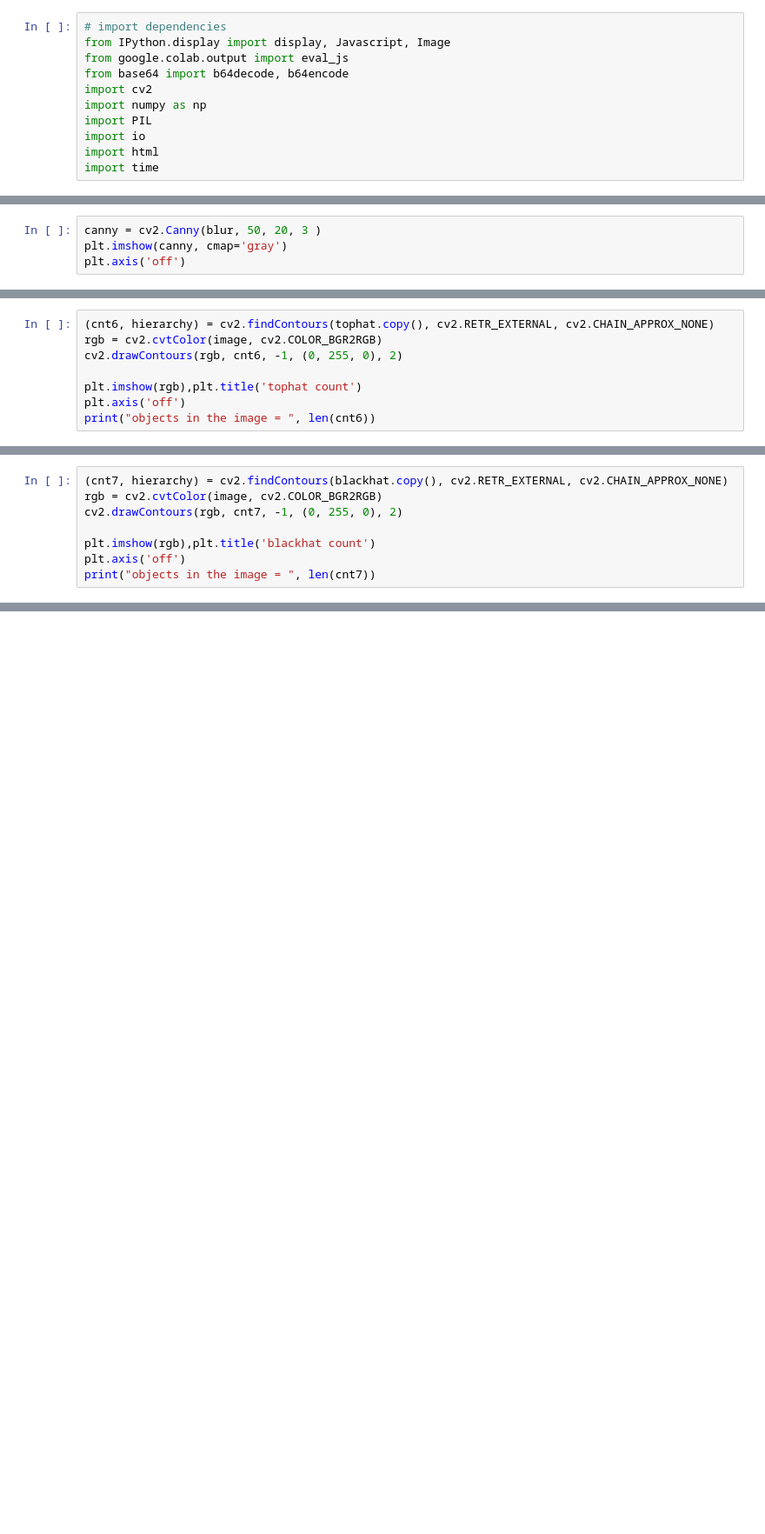
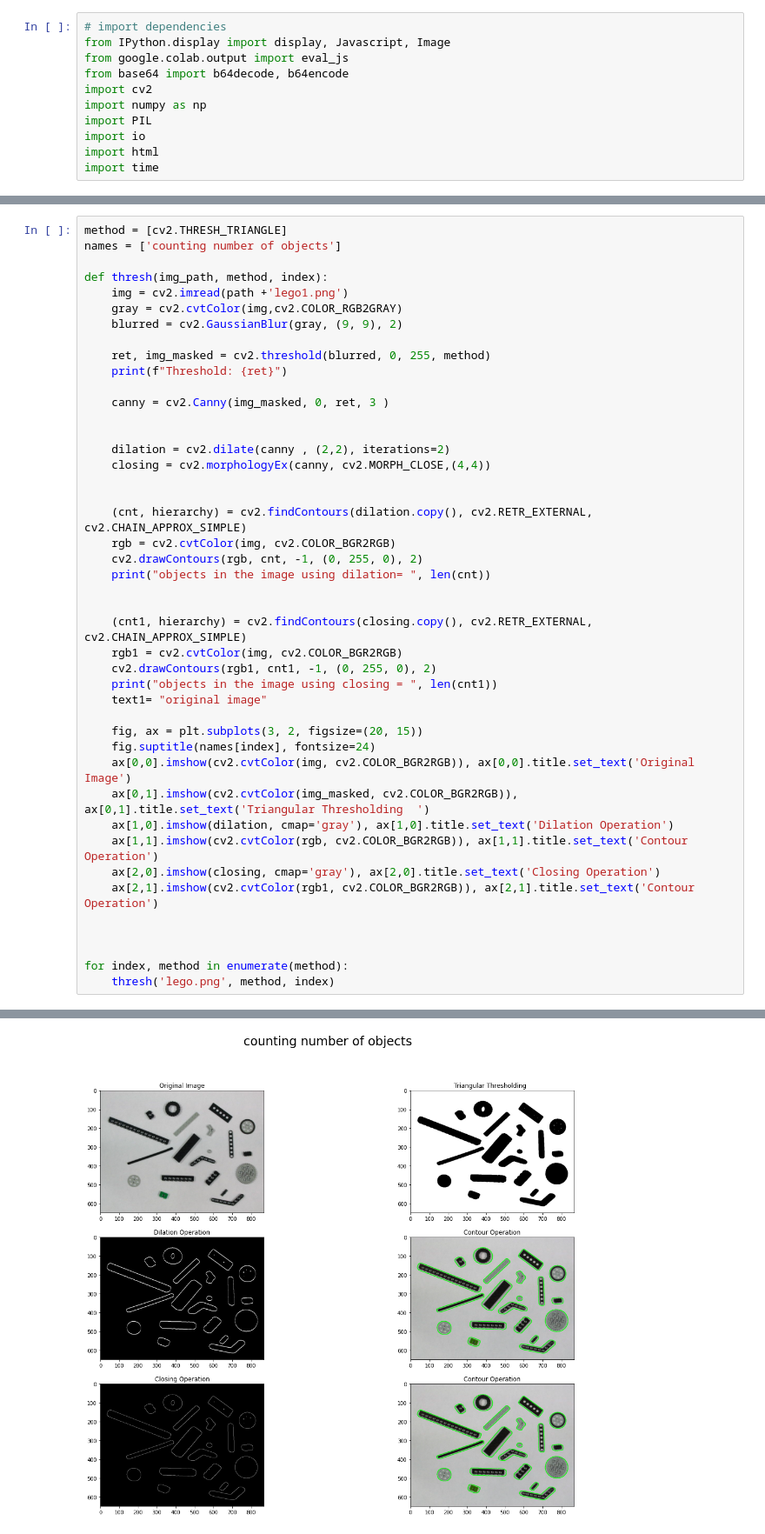
Before and after one commit to JAMILA09ALI/Deep-learning-techniques, a Jupyter notebook: Quiz2.ipynb, the cells around one changed output, grey strips where cells are left out. Shown: that part at 87% size. Drawn from its saved outputs; the diff is of its cells as text; blank space fills up the shorter version.

```diff
--- a/Quiz2.ipynb
+++ b/Quiz2.ipynb
@@ -47,4 +27,0 @@ plt.axis('off')
-# %%
-canny = cv2.Canny(blur, 50, 20, 3 )
-plt.imshow(canny, cmap='gray')
-plt.axis('off')
@@ -158,8 +27,0 @@ objects in the image =  1622
-# %%
-(cnt6, hierarchy) = cv2.findContours(tophat.copy(), cv2.RETR_EXTERNAL, cv2.CHAIN_APPROX_NONE)
-rgb = cv2.cvtColor(image, cv2.COLOR_BGR2RGB)
-cv2.drawContours(rgb, cnt6, -1, (0, 255, 0), 2)
-
-plt.imshow(rgb),plt.title('tophat count')
-plt.axis('off')
-print("objects in the image = ", len(cnt6))
@@ -169,8 +27,0 @@ objects in the image =  493
-# %%
-(cnt7, hierarchy) = cv2.findContours(blackhat.copy(), cv2.RETR_EXTERNAL, cv2.CHAIN_APPROX_NONE)
-rgb = cv2.cvtColor(image, cv2.COLOR_BGR2RGB)
-cv2.drawContours(rgb, cnt7, -1, (0, 255, 0), 2)
-
-plt.imshow(rgb),plt.title('blackhat count')
-plt.axis('off')
-print("objects in the image = ", len(cnt7))
@@ -179,0 +28,45 @@ objects in the image =  481
+# %%
+method = [cv2.THRESH_TRIANGLE]
+names = ['counting number of objects']
+
+def thresh(img_path, method, index):
+    img = cv2.imread(path +'lego1.png')
+    gray = cv2.cvtColor(img,cv2.COLOR_RGB2GRAY)
+    blurred = cv2.GaussianBlur(gray, (9, 9), 2)
+
+    ret, img_masked = cv2.threshold(blurred, 0, 255, method)
+    print(f"Threshold: {ret}")
+
+    canny = cv2.Canny(img_masked, 0, ret, 3 )
+
+
+    dilation = cv2.dilate(canny , (2,2), iterations=2)
+    closing = cv2.morphologyEx(canny, cv2.MORPH_CLOSE,(4,4))
+
+
+    (cnt, hierarchy) = cv2.findContours(dilation.copy(), cv2.RETR_EXTERNAL, cv2.CHAIN_APPROX_SIMPLE)
+    rgb = cv2.cvtColor(img, cv2.COLOR_BGR2RGB)
+    cv2.drawContours(rgb, cnt, -1, (0, 255, 0), 2)
+    print("objects in the image using dilation= ", len(cnt))
+
+
+    (cnt1, hierarchy) = cv2.findContours(closing.copy(), cv2.RETR_EXTERNAL, cv2.CHAIN_APPROX_SIMPLE)
+    rgb1 = cv2.cvtColor(img, cv2.COLOR_BGR2RGB)
+    cv2.drawContours(rgb1, cnt1, -1, (0, 255, 0), 2)
+    print("objects in the image using closing = ", len(cnt1))
+    text1= "original image"
+
+    fig, ax = plt.subplots(3, 2, figsize=(20, 15))
+    fig.suptitle(names[index], fontsize=24)
+    ax[0,0].imshow(cv2.cvtColor(img, cv2.COLOR_BGR2RGB)), ax[0,0].title.set_text('Original Image')
+    ax[0,1].imshow(cv2.cvtColor(img_masked, cv2.COLOR_BGR2RGB)), ax[0,1].title.set_text('Triangular Thresholding  ')
+    ax[1,0].imshow(dilation, cmap='gray'), ax[1,0].title.set_text('Dilation Operation')
+    ax[1,1].imshow(cv2.cvtColor(rgb, cv2.COLOR_BGR2RGB)), ax[1,1].title.set_text('Contour Operation')
+    ax[2,0].imshow(closing, cmap='gray'), ax[2,0].title.set_text('Closing Operation')
+    ax[2,1].imshow(cv2.cvtColor(rgb1, cv2.COLOR_BGR2RGB)), ax[2,1].title.set_text('Contour Operation')
+
+
+
+for index, method in enumerate(method):
+    thresh('lego.png', method, index)
+# %% [output]
@@ -179,0 +76 @@ objects in the image =  481
+[figure, added]
```
Also changed, not shown: parts of 21 cells of this notebook.
